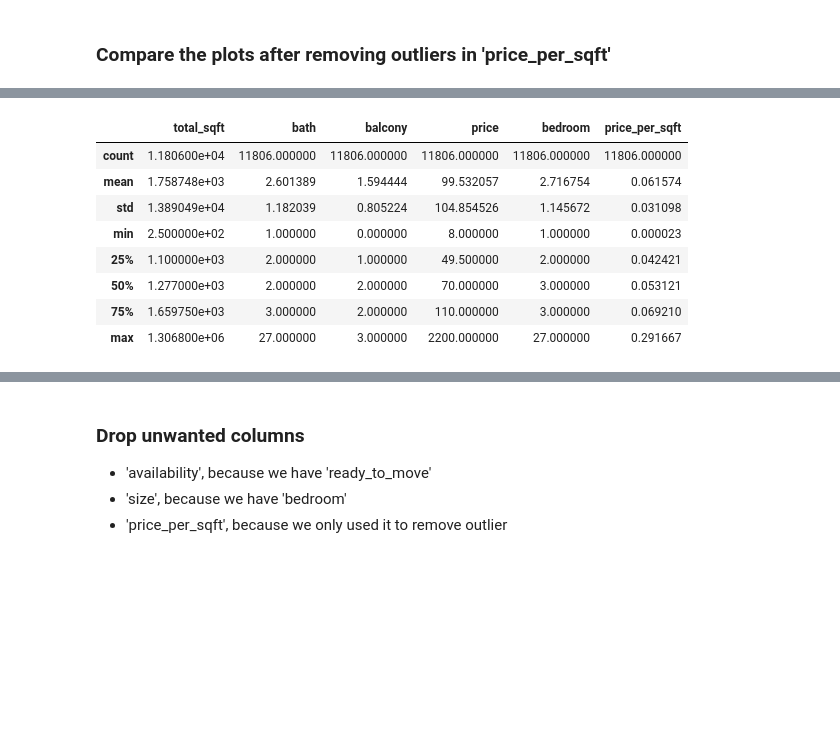
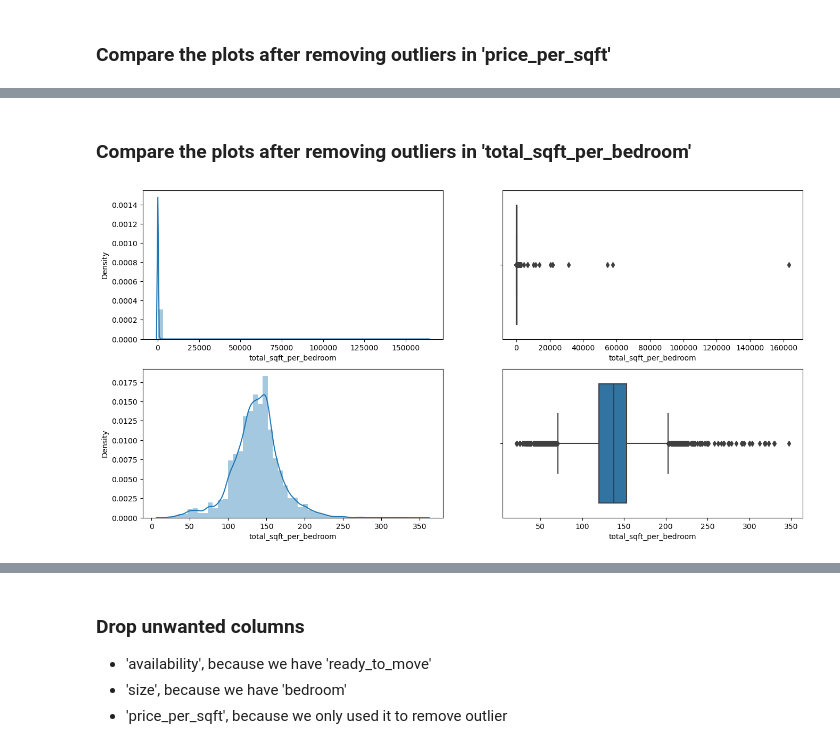
Before and after one commit to Gary0417/bangalore_hosue_price_prediction, a Jupyter notebook: data_cleaning.ipynb, the cells around one changed output, grey strips where cells are left out. Saved outputs shown, nothing was run; the diff lists cells and outputs as text; code cells hidden in the pictures; blank space fills up the shorter version.

```diff
--- a/data_cleaning.ipynb
+++ b/data_cleaning.ipynb
@@ -481,12 +492,15 @@ plt.show()
-# %%
-df_or.describe()
-# %% [output]
-|  | total_sqft | bath | balcony | price | bedroom | price_per_sqft |
-| count | 1.180600e+04 | 11806.000000 | 11806.000000 | 11806.000000 | 11806.000000 | 11806.000000 |
-| mean | 1.758748e+03 | 2.601389 | 1.594444 | 99.532057 | 2.716754 | 0.061574 |
-| std | 1.389049e+04 | 1.182039 | 0.805224 | 104.854526 | 1.145672 | 0.031098 |
-| min | 2.500000e+02 | 1.000000 | 0.000000 | 8.000000 | 1.000000 | 0.000023 |
-| 25% | 1.100000e+03 | 2.000000 | 1.000000 | 49.500000 | 2.000000 | 0.042421 |
-| 50% | 1.277000e+03 | 2.000000 | 2.000000 | 70.000000 | 3.000000 | 0.053121 |
-| 75% | 1.659750e+03 | 3.000000 | 2.000000 | 110.000000 | 3.000000 | 0.069210 |
-| max | 1.306800e+06 | 27.000000 | 3.000000 | 2200.000000 | 27.000000 | 0.291667 |
+# %% [markdown]
+### Compare the plots after removing outliers in 'total_sqft_per_bedroom'
+# %%
+plt.figure(figsize=(16,8))
+plt.subplot(2,2,1)
+sns.distplot(df['total_sqft_per_bedroom'])
+plt.subplot(2,2,2)
+sns.boxplot(df['total_sqft_per_bedroom'])
+plt.subplot(2,2,3)
+sns.distplot(df_or['total_sqft_per_bedroom'])
+plt.subplot(2,2,4)
+sns.boxplot(df_or['total_sqft_per_bedroom'])
+plt.show()
+# %% [output]
+[figure, added]
```
Also changed, not shown: parts of 21 cells of this notebook, 1 other file.
